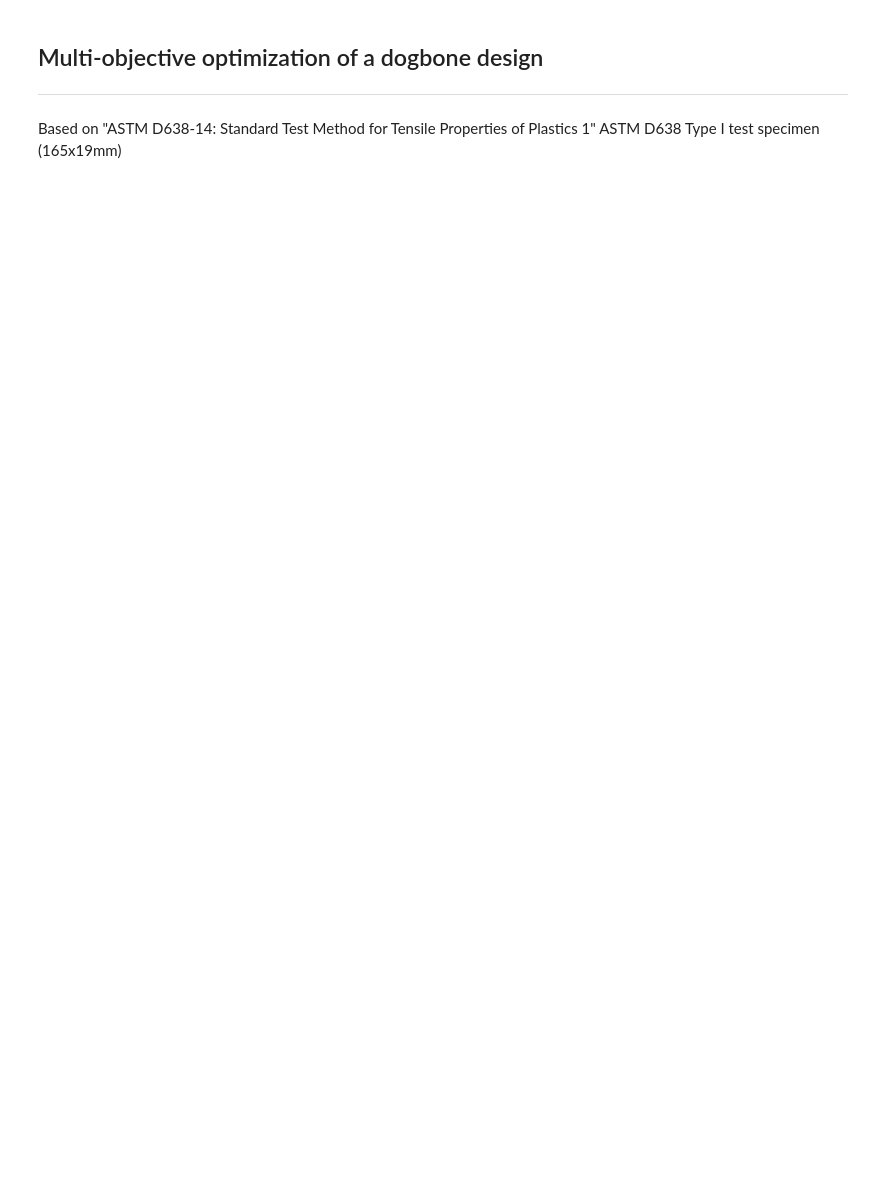
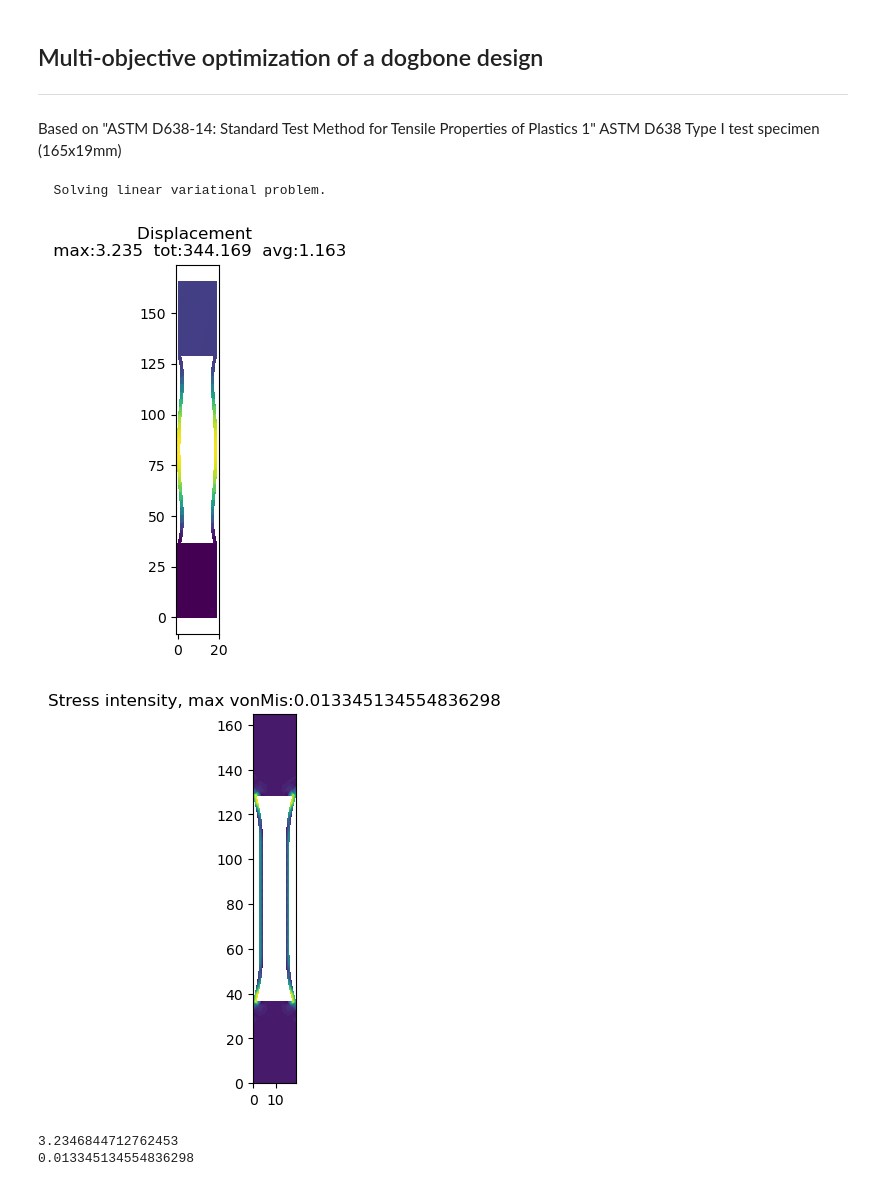
Before and after one commit to grohalex/Project2023, a Jupyter notebook: MOEA_dogbone.ipynb, the cells around one changed output. Saved outputs shown, nothing was run; the diff lists cells and outputs as text; code cells hidden in the pictures; blank space fills up the shorter version.

Commit message:
MOEAdogbone - added Load() and tested single FEniCS iteration

```diff
--- a/MOEA_dogbone.ipynb
+++ b/MOEA_dogbone.ipynb
@@ -165,37 +165,33 @@ def generate_infill_file(meshpath, infill_vec, infill_connect, infill_coords, ve
 
     # defining a new surface:
     gmo.addCurveLoop([1, -9, 2, 10, 3, 4, 5, -11, 6, 12, 7, 8], 20)
-    gmo.addPlaneSurface([20], 21)  # full surface
+    surf = gmo.addPlaneSurface([20])  # full surface
     gmo.synchronize()
 
     # subtracting individual infill elements
     infill_points = []   # list of point tags inside the infill
     for x, y in infill_coords:
-        infill_points.append(gmo.addPoint(x, y, 0, lc))  # add each point
+        infill_points.append(gmo.addPoint(x, y, 0, lc1))  # add each point
 
     infill_lines = []   # list of line tags inside the infill
     infill_curves = []  # list of curve tags inside the infill
     infill_surfs = []   # list of surface tags
-    for i, quad in enumerate(infill_connect):   # get each point in each element
+    for i, tri in enumerate(infill_connect):   # get each point in each triangle
         if infill_vec[i] == 0:                 # only if is to be deleted (0: not included)
-            p1, p2, p3, p4 = quad[0], quad[1], quad[2], quad[3]
+            p1, p2, p3 = tri[0], tri[1], tri[2]
             tp1 = infill_points[p1]  # tag of p1
             tp2 = infill_points[p2]  # tag of p2
             tp3 = infill_points[p3]  # tag of p3
-            tp4 = infill_points[p4]  # tag of p3
             l1 = gmo.addLine(tp1, tp2)  # tag of line 1
             l2 = gmo.addLine(tp2, tp3)  # tag of line 2
-            l3 = gmo.addLine(tp3, tp4)  # tag of line 3
-            l4 = gmo.addLine(tp4, tp1)  # tag of line 3
+            l3 = gmo.addLine(tp3, tp1)  # tag of line 3
             xp1, yp1 = infill_coords[p1, 0], infill_coords[p1, 1]  # getting coords of p1
             xp2, yp2 = infill_coords[p2, 0], infill_coords[p2, 1]  # getting coords of p2
             xp3, yp3 = infill_coords[p3, 0], infill_coords[p3, 1]  # getting coords of p3
-            xp4, yp4 = infill_coords[p4, 0], infill_coords[p4, 1]  # getting coords of p3
             infill_lines.append(l1)
             infill_lines.append(l2)
             infill_lines.append(l3)
-            infill_lines.append(l4)
-            c1 = gmo.addCurveLoop([l1, l2, l3, l4])
+            c1 = gmo.addCurveLoop([l1, l2, l3])
             s1 = gmo.addPlaneSurface([c1])  # create the surface
             infill_curves.append(c1)
             infill_surfs.append(s1)
@@ -482,2 +502,36 @@ def dogbone_FEA(mesh, verbose=False, plotting=False):
 
     return disp_max, disp_tot, disp_avg, max_von_mises
+# %%
+# Single iteration from Gmsh meshing to FEniCS in functions
+import meshio
+import gmsh
+from ufl import nabla_div
+
+cwd = Path.cwd()
+mesh_dir = cwd.joinpath("MOEA_meshes", "dogbones")  # adjust the dir here
+inf_file = 'dogbone_type1-infill.msh'
+mesh_inp = mesh_dir / inf_file
+
+# Extracting geometry from the infill mesh
+conn, coords, num_el = extract_mesh_data(mesh_inp)
+
+# Create the mesh infill based on the infill vector
+vec = np.random.randint(2, size=num_el)
+vec = np.zeros(num_el)
+meshfile = mesh_dir / 'infill_gen.msh'
+generate_infill_file(meshfile, vec, conn, coords, run_GUI=False)
+
+# Loading the created infill mesh to FEniCS
+mesh, _, _, _ = extract_mesh_data_fenics(meshfile)
+
+# perform FEA and obtain displacements and von mises stress
+d_max, d_tot, d_avg, max_vm = dogbone_FEA(mesh, verbose=True, plotting=True)
+
+print(d_max)
+print(max_vm)
+# %% [output]
+  Solving linear variational problem.
+[figure, added]
+[figure, added]
+3.2346844712762453
+0.013345134554836298
```
Also changed, not shown: parts of 1 cell of this notebook, 1 other file.
